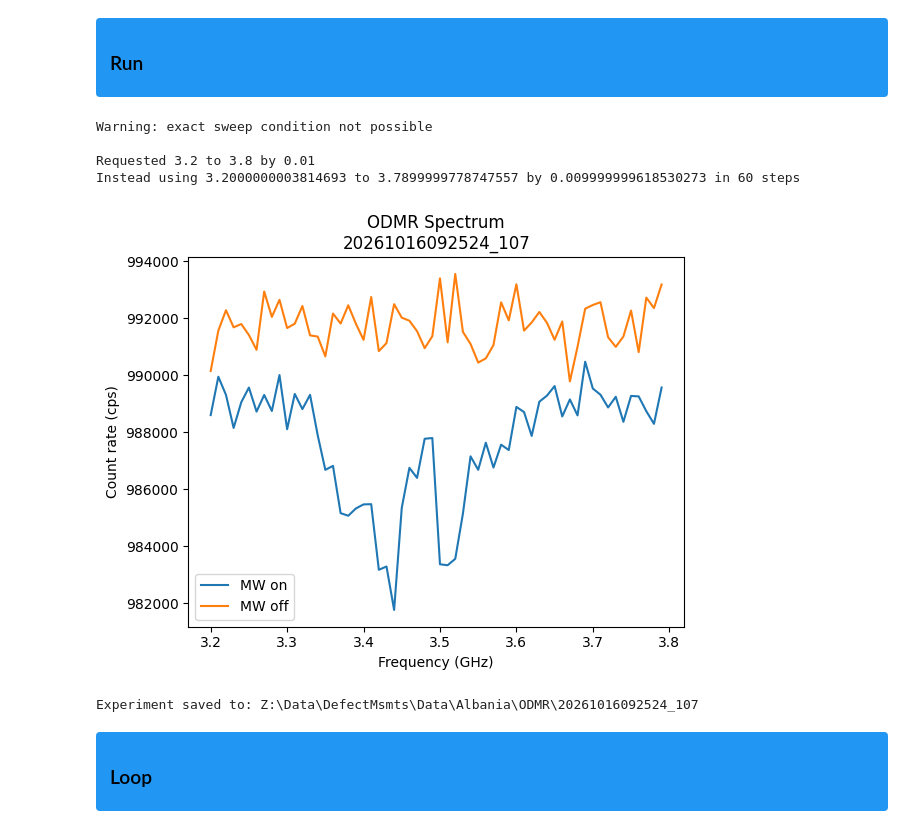
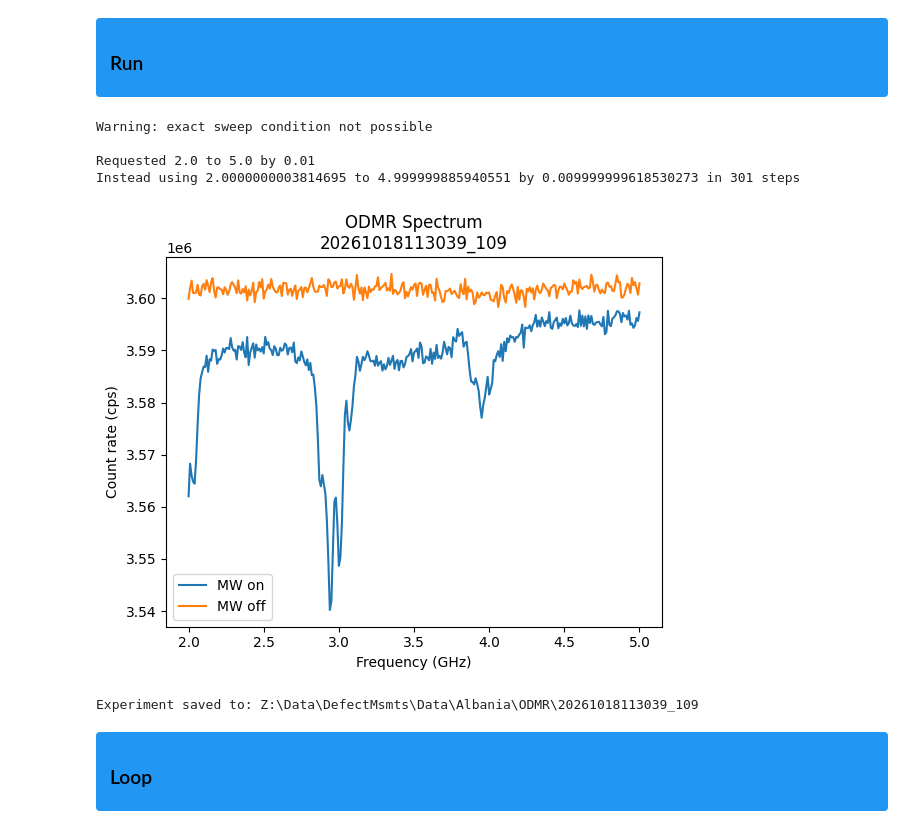
Before and after one commit to jeree-m/qick-dawg, a Jupyter notebook: jupyter_notebooks/ODMR_Rabi_T1.ipynb, the cells around one changed output. Cells and saved outputs as stored; diff of their text form; code cells hidden in the pictures.

```diff
--- a/jupyter_notebooks/ODMR_Rabi_T1.ipynb
+++ b/jupyter_notebooks/ODMR_Rabi_T1.ipynb
@@ -196,11 +196,11 @@ config = copy(default_config)
 
 # ---- Experimental Parameters (knobs) ----
 laser_power = 40       # LP
-mw_gain = 4000 # MW gain
+mw_gain = 7000 # MW gain
 reps = 10000
 relax_delay_treg = 500
-sweep_start_fGHz = 3.2
-sweep_stop_fGHz = 3.8
+sweep_start_fGHz = 2.0
+sweep_stop_fGHz = 5.0
 sweep_step_fGHz = 0.01
 nd_filter_OD = 0.5
 
@@ -264,37 +264,37 @@ np.savetxt(
 # ---- Plot ----
 exposure_time_s = config.reps * config.readout_integration_tus * 1e-6
 signal_cps = odmr.signal / exposure_time_s
 reference_cps = odmr.reference / exposure_time_s
 
 fig, ax = plt.subplots()
 ax.plot(odmr.frequencies/1000, signal_cps, label="MW on")
 ax.plot(odmr.frequencies/1000, reference_cps, label="MW off")
 ax.set_title(f"ODMR Spectrum\n{experiment_id}")
 ax.set_ylabel("Count rate (cps)")
 ax.set_xlabel("Frequency (GHz)")
 ax.legend()
 
 fig.savefig(experiment_folder / "odmr_spectrum.png", dpi=300, bbox_inches="tight")
 plt.show()
 
 # # ---- Contrast plot ----
 # fig2, ax2 = plt.subplots()
 # ax2.plot(odmr.frequencies/1000, contrast)
 # ax2.set_title(f"ODMR Contrast\n{experiment_id}")
 # ax2.set_ylabel("Contrast (%)")
 # ax2.set_xlabel("Frequency (GHz)")
 
 # fig2.savefig(experiment_folder / "odmr_contrast.png", dpi=300, bbox_inches="tight")
 # # plt.show()
 
 print(f"Experiment saved to: {experiment_folder}")
 # %% [output]
 Warning: exact sweep condition not possible
 
-Requested 3.2 to 3.8 by 0.01
-Instead using 3.2000000003814693 to 3.7899999778747557 by 0.009999999618530273 in 60 steps
+Requested 2.0 to 5.0 by 0.01
+Instead using 2.0000000003814695 to 4.999999885940551 by 0.009999999618530273 in 301 steps
-[figure, old version]
+[figure, new version]
-Experiment saved to: Z:\Data\DefectMsmts\Data\Albania\ODMR\20261016092524_107
+Experiment saved to: Z:\Data\DefectMsmts\Data\Albania\ODMR\20261018113039_109
 # %% [markdown]
 <div style="background-color:#2196F3; padding:8px 14px; border-radius:4px;">
 <h3 style="color:black; margin:0;"> Loop </h3>
```
Also changed, not shown: parts of 5 cells of this notebook.
